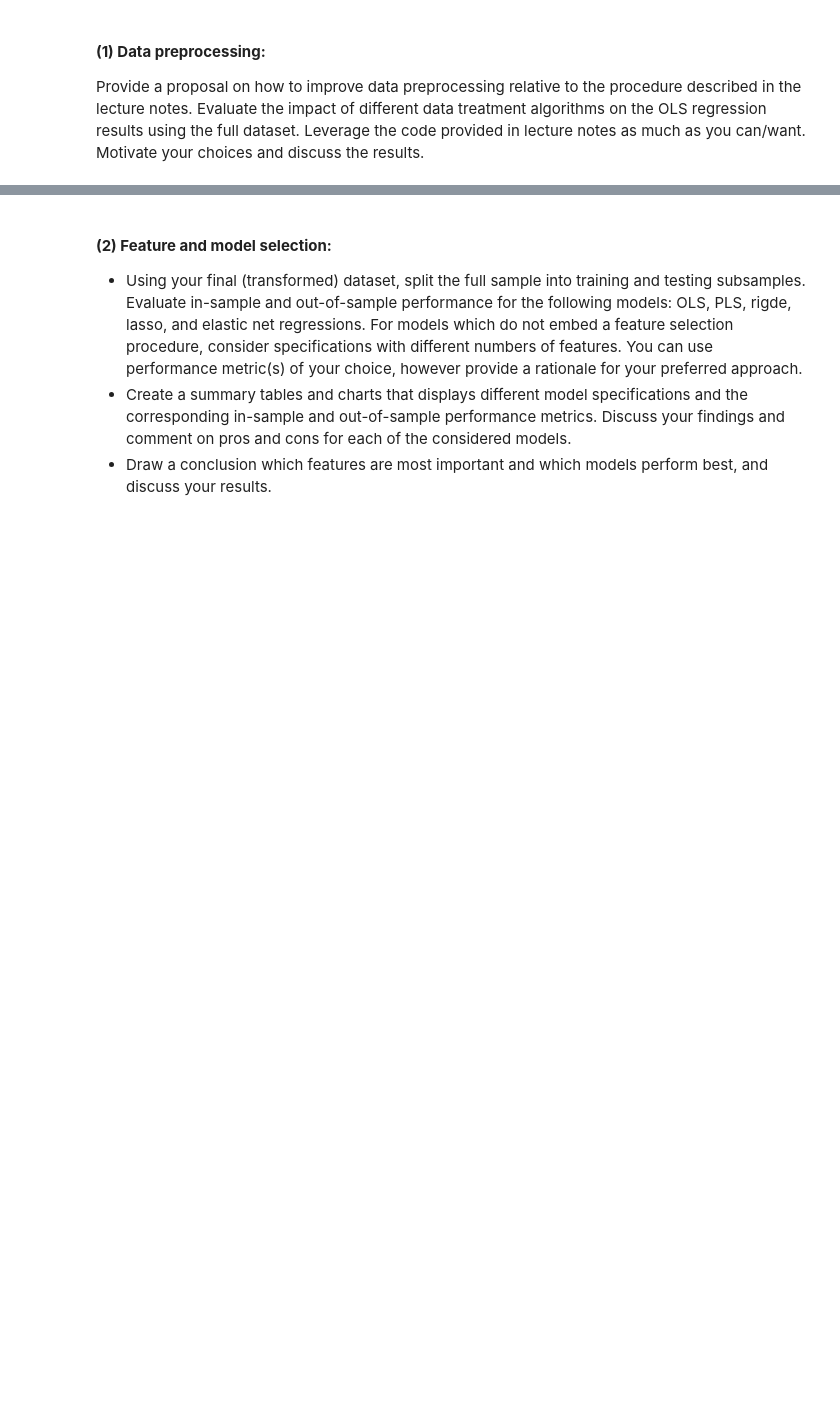
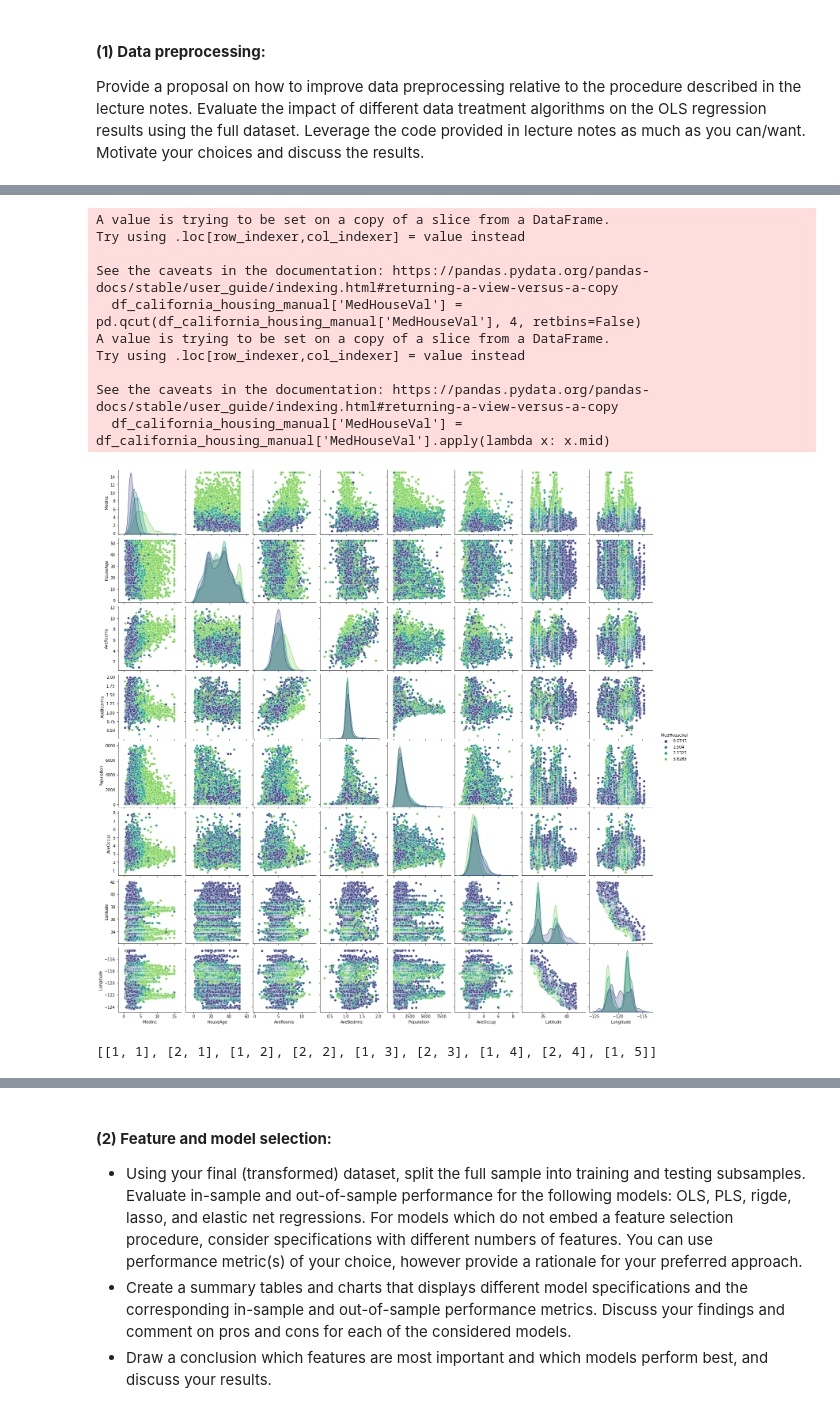
Before and after one commit to brs22/ML-HW-2, a Jupyter notebook: code_new.ipynb, the cells around one changed output, grey strips where cells are left out. Drawn from its saved outputs; the diff is of its cells as text; code cells hidden in the pictures; blank space fills up the shorter version.

```diff
--- a/code_new.ipynb
+++ b/code_new.ipynb
@@ -43,0 +199,30 @@ california_housing = fetch_california_housing()
+# %%
+# Create pairwise plots
+df_california_housing_manual['MedHouseVal'] = pd.qcut(df_california_housing_manual['MedHouseVal'], 4, retbins=False)
+df_california_housing_manual['MedHouseVal'] = df_california_housing_manual['MedHouseVal'].apply(lambda x: x.mid)
+sns.pairplot(data=df_california_housing_manual, hue='MedHouseVal', palette='viridis')
+plt.show()
+# %% [output]
+A value is trying to be set on a copy of a slice from a DataFrame.
+Try using .loc[row_indexer,col_indexer] = value instead
+
+See the caveats in the documentation: https://pandas.pydata.org/pandas-docs/stable/user_guide/indexing.html#returning-a-view-versus-a-copy
+  df_california_housing_manual['MedHouseVal'] = pd.qcut(df_california_housing_manual['MedHouseVal'], 4, retbins=False)
+A value is trying to be set on a copy of a slice from a DataFrame.
+Try using .loc[row_indexer,col_indexer] = value instead
+
+See the caveats in the documentation: https://pandas.pydata.org/pandas-docs/stable/user_guide/indexing.html#returning-a-view-versus-a-copy
+  df_california_housing_manual['MedHouseVal'] = df_california_housing_manual['MedHouseVal'].apply(lambda x: x.mid)
+[figure, added]
+# %%
+# util object for later looping
+a=[]
+for i in range(1,6):
+    for j in range(1,3):
+        a.append([j,i])
+a=a[:-1]
+
+fig = make_subplots(rows=5, cols=2)
+a
+# %% [output]
+[[1, 1], [2, 1], [1, 2], [2, 2], [1, 3], [2, 3], [1, 4], [2, 4], [1, 5]]
```
Also changed, not shown: parts of 83 cells of this notebook.
